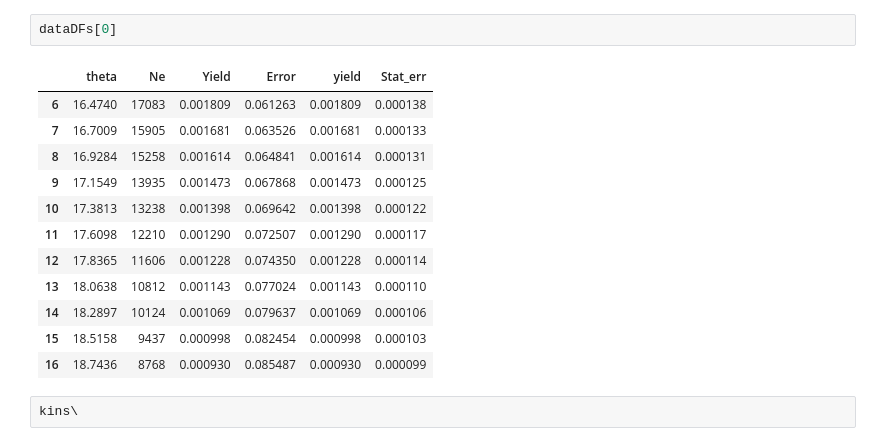
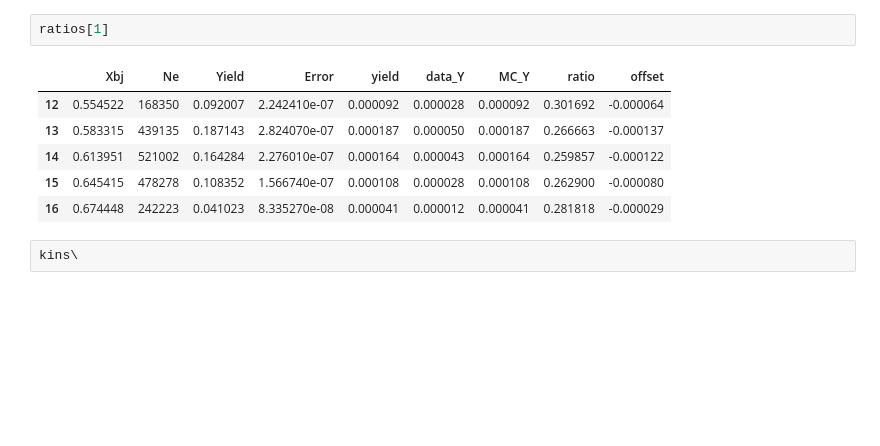
Before and after one commit to jbane11/Tri_offline, a Jupyter notebook: MC_comparison/Entrietgt.ipynb, the cells around one changed output. Drawn from its saved outputs; the diff is of its cells as text; blank space fills up the shorter version.

```diff
--- a/MC_comparison/Entrietgt.ipynb
+++ b/MC_comparison/Entrietgt.ipynb
@@ -191,18 +200,12 @@ ValueError: scatter requires x column to be numeric
-# %%
-dataDFs[0]
-# %% [output]
-|  | theta | Ne | Yield | Error | yield | Stat_err |
-| 6 | 16.4740 | 17083 | 0.001809 | 0.061263 | 0.001809 | 0.000138 |
-| 7 | 16.7009 | 15905 | 0.001681 | 0.063526 | 0.001681 | 0.000133 |
-| 8 | 16.9284 | 15258 | 0.001614 | 0.064841 | 0.001614 | 0.000131 |
-| 9 | 17.1549 | 13935 | 0.001473 | 0.067868 | 0.001473 | 0.000125 |
-| 10 | 17.3813 | 13238 | 0.001398 | 0.069642 | 0.001398 | 0.000122 |
-| 11 | 17.6098 | 12210 | 0.001290 | 0.072507 | 0.001290 | 0.000117 |
-| 12 | 17.8365 | 11606 | 0.001228 | 0.074350 | 0.001228 | 0.000114 |
-| 13 | 18.0638 | 10812 | 0.001143 | 0.077024 | 0.001143 | 0.000110 |
-| 14 | 18.2897 | 10124 | 0.001069 | 0.079637 | 0.001069 | 0.000106 |
-| 15 | 18.5158 | 9437 | 0.000998 | 0.082454 | 0.000998 | 0.000103 |
-| 16 | 18.7436 | 8768 | 0.000930 | 0.085487 | 0.000930 | 0.000099 |
+# %%
+ratios[1]
+# %% [output]
+|  | Xbj | Ne | Yield | Error | yield | data_Y | MC_Y | ratio | offset |
+| 12 | 0.554522 | 168350 | 0.092007 | 2.242410e-07 | 0.000092 | 0.000028 | 0.000092 | 0.301692 | -0.000064 |
+| 13 | 0.583315 | 439135 | 0.187143 | 2.824070e-07 | 0.000187 | 0.000050 | 0.000187 | 0.266663 | -0.000137 |
+| 14 | 0.613951 | 521002 | 0.164284 | 2.276010e-07 | 0.000164 | 0.000043 | 0.000164 | 0.259857 | -0.000122 |
+| 15 | 0.645415 | 478278 | 0.108352 | 1.566740e-07 | 0.000108 | 0.000028 | 0.000108 | 0.262900 | -0.000080 |
+| 16 | 0.674448 | 242223 | 0.041023 | 8.335270e-08 | 0.000041 | 0.000012 | 0.000041 | 0.281818 | -0.000029 |
 # %%
 kins\
 # %% [output]
```
Also changed, not shown: parts of 1 cell of this notebook, 20 other files.
